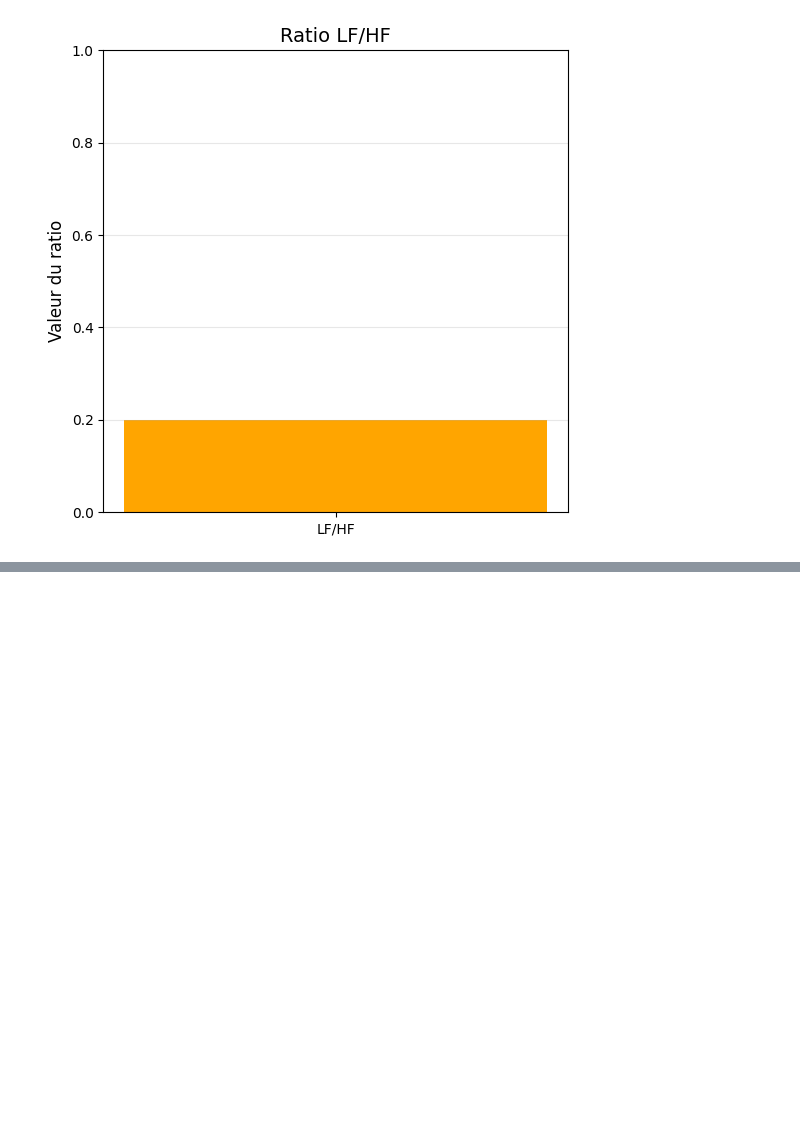
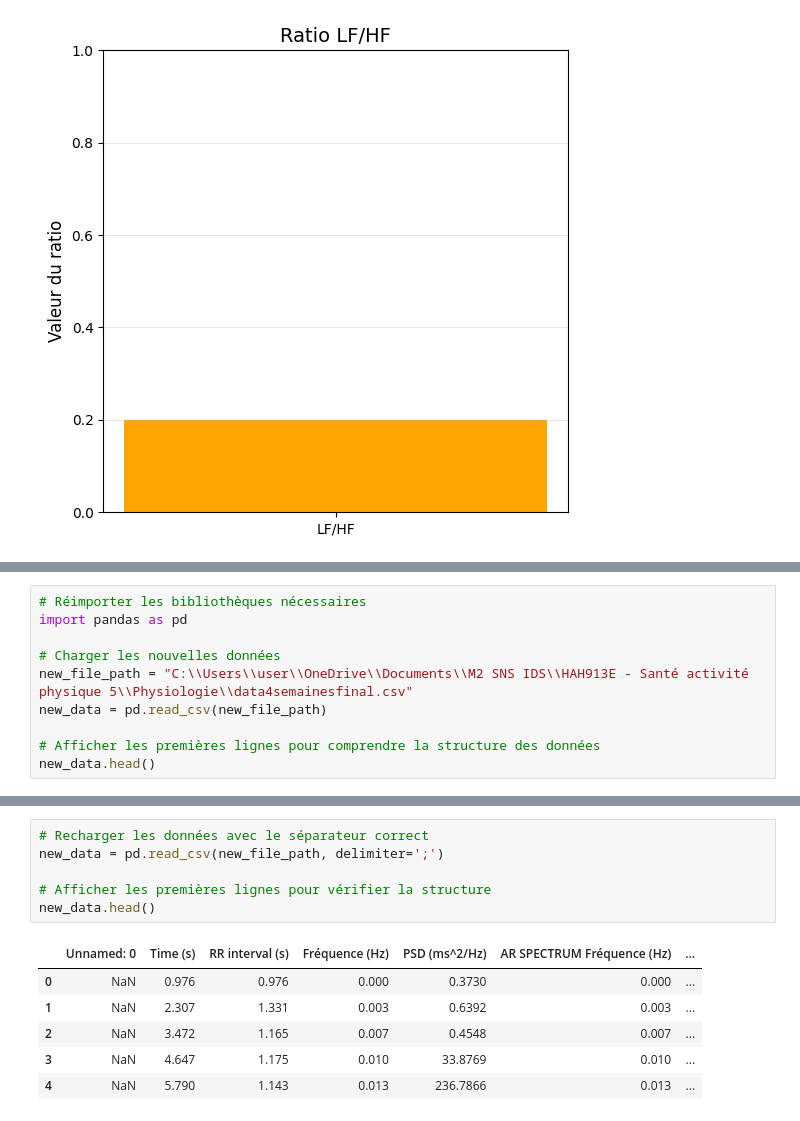
Before and after one commit to leyah-sa/VFC-Analysis, a Jupyter notebook: notebooks/Partie 3/SNA.ipynb, the cells around one changed output, grey strips where cells are left out. Cells and saved outputs as stored; diff of their text form; blank space fills up the shorter version.

Commit message:
Update LF HF code for the new data
Full data analysis

```diff
--- a/notebooks/Partie 3/SNA.ipynb
+++ b/notebooks/Partie 3/SNA.ipynb
@@ -145,0 +148,10 @@ plt.show()
+# %%
+# Réimporter les bibliothèques nécessaires
+import pandas as pd
+
+# Charger les nouvelles données
+new_file_path = "C:\\Users\\user\\OneDrive\\Documents\\M2 SNS IDS\\HAH913E - Santé activité physique 5\\Physiologie\\data4semainesfinal.csv"
+new_data = pd.read_csv(new_file_path)
+
+# Afficher les premières lignes pour comprendre la structure des données
+new_data.head()
@@ -145,0 +165,13 @@ plt.show()
+# %%
+# Recharger les données avec le séparateur correct
+new_data = pd.read_csv(new_file_path, delimiter=';')
+
+# Afficher les premières lignes pour vérifier la structure
+new_data.head()
+# %% [output]
+|  | Unnamed: 0 | Time (s) | RR interval (s) | Fréquence (Hz) | PSD (ms^2/Hz) | AR SPECTRUM Fréquence (Hz) | ... |
+| 0 | NaN | 0.976 | 0.976 | 0.000 | 0.3730 | 0.000 | ... |
+| 1 | NaN | 2.307 | 1.331 | 0.003 | 0.6392 | 0.003 | ... |
+| 2 | NaN | 3.472 | 1.165 | 0.007 | 0.4548 | 0.007 | ... |
+| 3 | NaN | 4.647 | 1.175 | 0.010 | 33.8769 | 0.010 | ... |
+| 4 | NaN | 5.790 | 1.143 | 0.013 | 236.7866 | 0.013 | ... |
```
Also changed, not shown: parts of 4 cells of this notebook.
